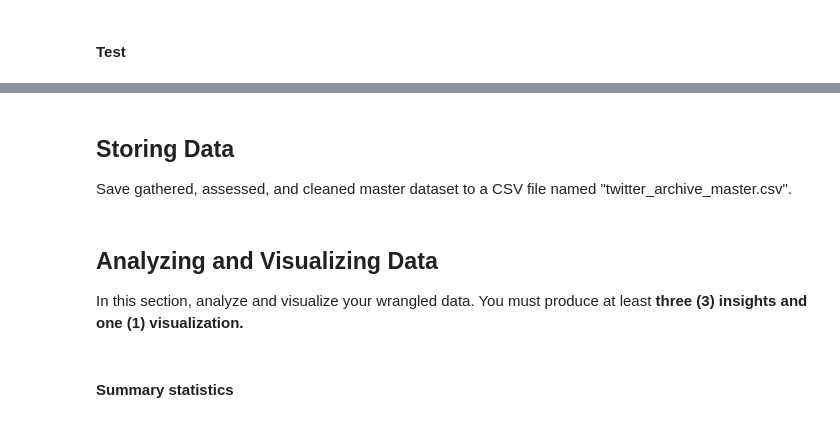
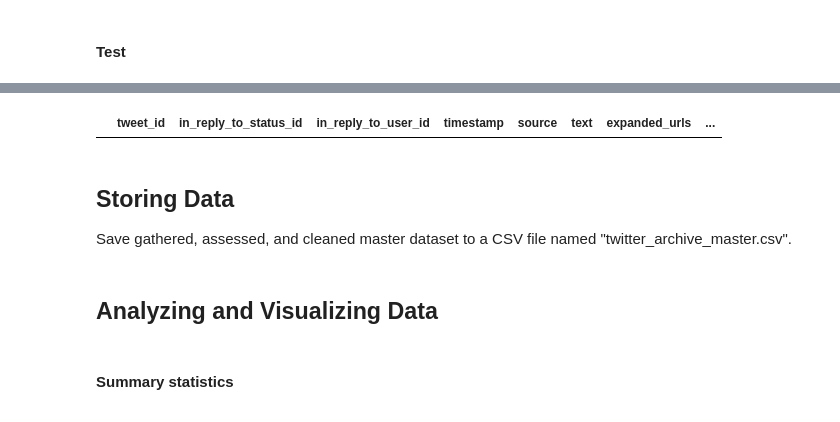
Before and after one commit to svinry/we_rate_dogs_wrangling, a Jupyter notebook: wrangle_act.ipynb, the cells around one changed output, grey strips where cells are left out. Drawn from its saved outputs; the diff is of its cells as text; code cells hidden in the pictures.

```diff
--- a/wrangle_act.ipynb
+++ b/wrangle_act.ipynb
@@ -701,11 +695,14 @@ cleaned_twitter_archive_df
+# %%
+cleaned_twitter_archive_df.query('name == "a"')
+# %% [output]
+|  | tweet_id | in_reply_to_status_id | in_reply_to_user_id | timestamp | source | text | expanded_urls | ... |
 # %% [markdown]
 ## Storing Data
 Save gathered, assessed, and cleaned master dataset to a CSV file named "twitter_archive_master.csv".
 # %%
 cleaned_twitter_archive_df.to_csv("twitter_archive_master.csv")
-# %% [markdown]
-## Analyzing and Visualizing Data
-In this section, analyze and visualize your wrangled data. You must produce at least **three (3) insights and one (1) visualization.**
+# %% [markdown]
+## Analyzing and Visualizing Data
 # %% [markdown]
 #### Summary statistics
 # %%
```
Also changed, not shown: parts of 80 cells of this notebook.
